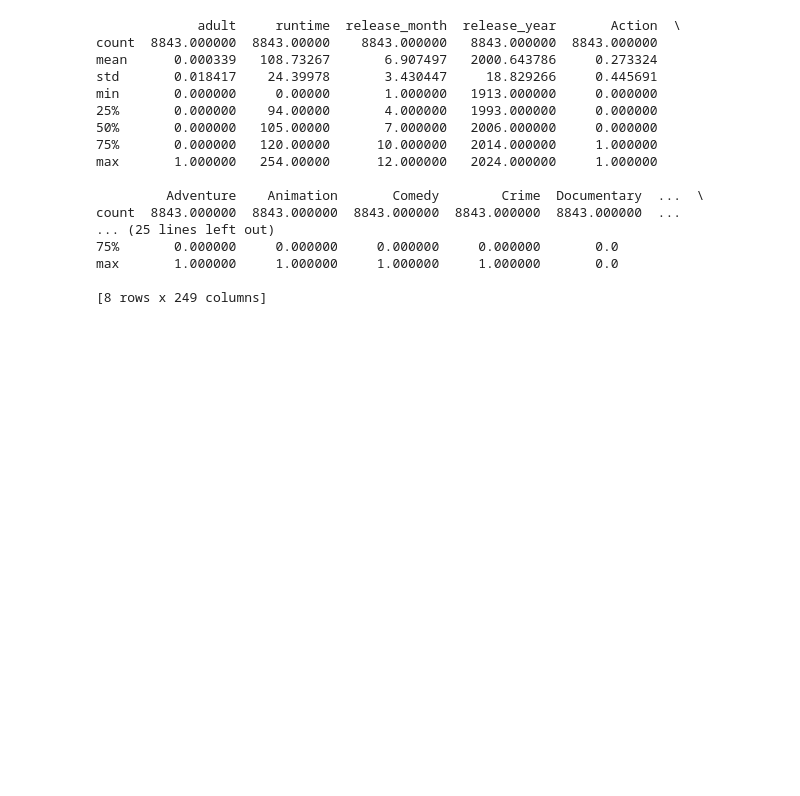
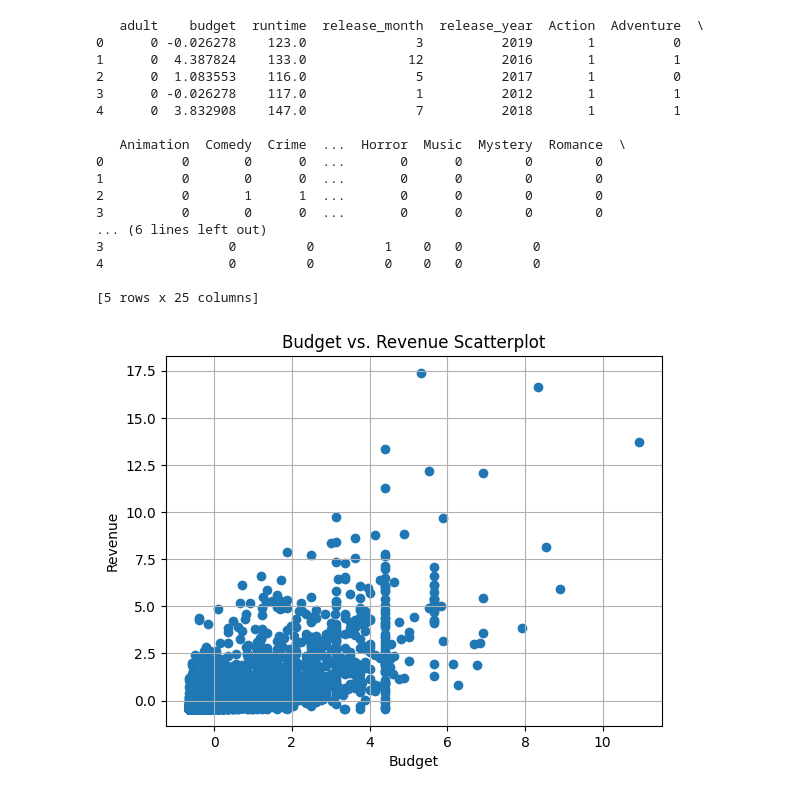
Before and after one commit to hridayc7/box_office_busters, a Jupyter notebook: src/regression.ipynb, the cells around one changed output. Saved outputs shown, nothing was run; the diff lists cells and outputs as text; code cells hidden in the pictures; blank space fills up the shorter version.

```diff
--- a/src/regression.ipynb
+++ b/src/regression.ipynb
@@ -8,31 +9,33 @@ import matplotlib.pyplot as plt
 # %%
 # import and preprocess
 df = pd.read_csv('../data/tmdb/processed_tmdb_data.csv')
+normalize_features = ['budget', 'revenue']
+scaler = StandardScaler()
+df[normalize_features] = scaler.fit_transform(df[normalize_features]) #scale budget and revenue
 
-df = df.drop(columns=['budget', 'revenue'])
+df = df.drop(columns=df.columns[24:249]) #countries and languages are dropped
+X = df.drop(columns=['revenue','roi'])#including budget in the predictors because budget is determined in pre-production
+y = df['revenue']
 
-X = df.drop(columns=['roi'])
-y = df['roi']
-
-print(X.describe())
+print(X.head())
 # %% [output]
-             adult     runtime  release_month  release_year       Action  \
-count  8843.000000  8843.00000    8843.000000   8843.000000  8843.000000
-mean      0.000339   108.73267       6.907497   2000.643786     0.273324
-std       0.018417    24.39978       3.430447     18.829266     0.445691
-min       0.000000     0.00000       1.000000   1913.000000     0.000000
-25%       0.000000    94.00000       4.000000   1993.000000     0.000000
-50%       0.000000   105.00000       7.000000   2006.000000     0.000000
-75%       0.000000   120.00000      10.000000   2014.000000     1.000000
-max       1.000000   254.00000      12.000000   2024.000000     1.000000
+   adult    budget  runtime  release_month  release_year  Action  Adventure  \
+0      0 -0.026278    123.0              3          2019       1          0
+1      0  4.387824    133.0             12          2016       1          1
+2      0  1.083553    116.0              5          2017       1          0
+3      0 -0.026278    117.0              1          2012       1          1
+4      0  3.832908    147.0              7          2018       1          1
 
-         Adventure    Animation       Comedy        Crime  Documentary  ...  \
-count  8843.000000  8843.000000  8843.000000  8843.000000  8843.000000  ...
-... (25 lines left out)
-75%       0.000000     0.000000     0.000000     0.000000       0.0
-max       1.000000     1.000000     1.000000     1.000000       0.0
+   Animation  Comedy  Crime  ...  Horror  Music  Mystery  Romance  \
+0          0       0      0  ...       0      0        0        0
+1          0       0      0  ...       0      0        0        0
+2          0       1      1  ...       0      0        0        0
+3          0       0      0  ...       0      0        0        0
+... (6 lines left out)
+3                0         0         1    0   0         0
+4                0         0         0    0   0         0
 
-[8 rows x 249 columns]
+[5 rows x 25 columns]
 # %%
 def correlationHeatmap(X):
     corr_matrix = X.corr()
@@ -51,3 +55,14 @@ def correlationHeatmap(X):
+# %%
+def budget_revenue_plot(X,y):
+    plt.scatter(X['budget'], y)
+    plt.xlabel('Budget')
+    plt.ylabel('Revenue')
+    plt.title('Budget vs. Revenue Scatterplot')
+    plt.grid(True)
+    plt.show()
+budget_revenue_plot(X,y)
+# %% [output]
+[figure, added]
 # %%
 X_train, X_test, y_train, y_test = train_test_split(X, y, test_size=0.2)
 
```
Also changed, not shown: parts of 6 cells of this notebook, 4 other files.
